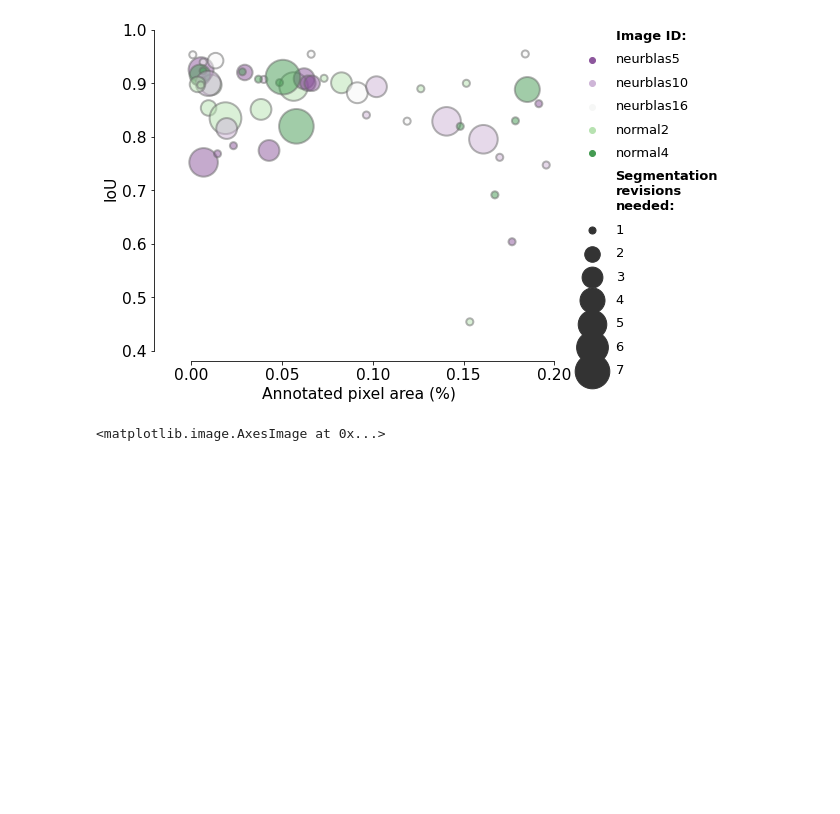
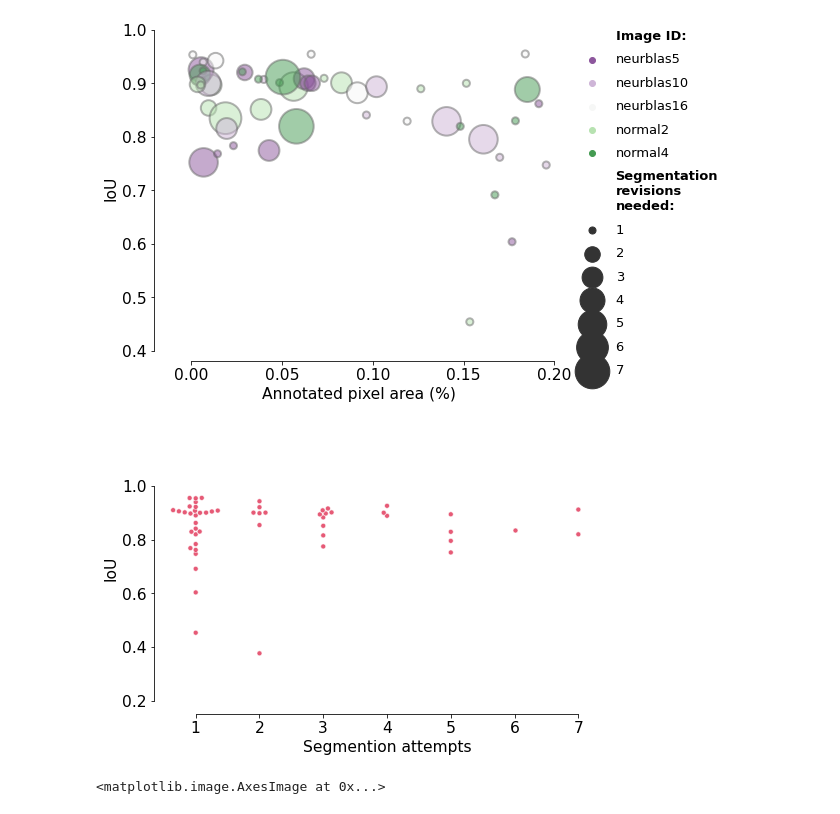
Before and after one commit to soupwaylee/masters-thesis-grabcut-cp-evaluation, a Jupyter notebook: mask_eval.ipynb, the cells around one changed output. Drawn from its saved outputs; the diff is of its cells as text; code cells hidden in the pictures; blank space fills up the shorter version.

Commit message:
Add IoU grouped by number of segmentation attempts

```diff
--- a/mask_eval.ipynb
+++ b/mask_eval.ipynb
@@ -197,6 +197,40 @@ t2.set_weight('bold')
 plt.show()
 # %% [output]
 [figure]
+# %%
+sns.set_style({
+    'xtick.top': False,
+    'ytick.right': False,
+})
+
+f, ax = plt.subplots(figsize=(8, 5))
+
+
+g = sns.swarmplot(
+    y="iou", x="total_submissions",
+    # palette=kromp_cmap,
+    color="crimson",
+    size=5,
+    linewidth=0.8,
+    edgecolor='white',
+    alpha=.7,
+    data=kromp_mask_df, ax=ax,
+    # jitter=0.17
+)
+
+ax.set(ylabel="IoU")
+ax.set(xlabel="Segmention attempts")
+
+# ax.set_xscale("log")
+# ax.set_yscale("log")
+ax.set_ylim([0.19, 1.2])
+# ax.set_xlim([0.9, 1000])
+
+sns.despine(offset=10, trim=True)
+
+plt.show()
+# %% [output]
+[figure, added]
 # %%
 # 'image_id': kromp_ids = set(['neurblas5', 'neurblas16', 'neurblas10', 'normal2', 'normal4'])
 
```
